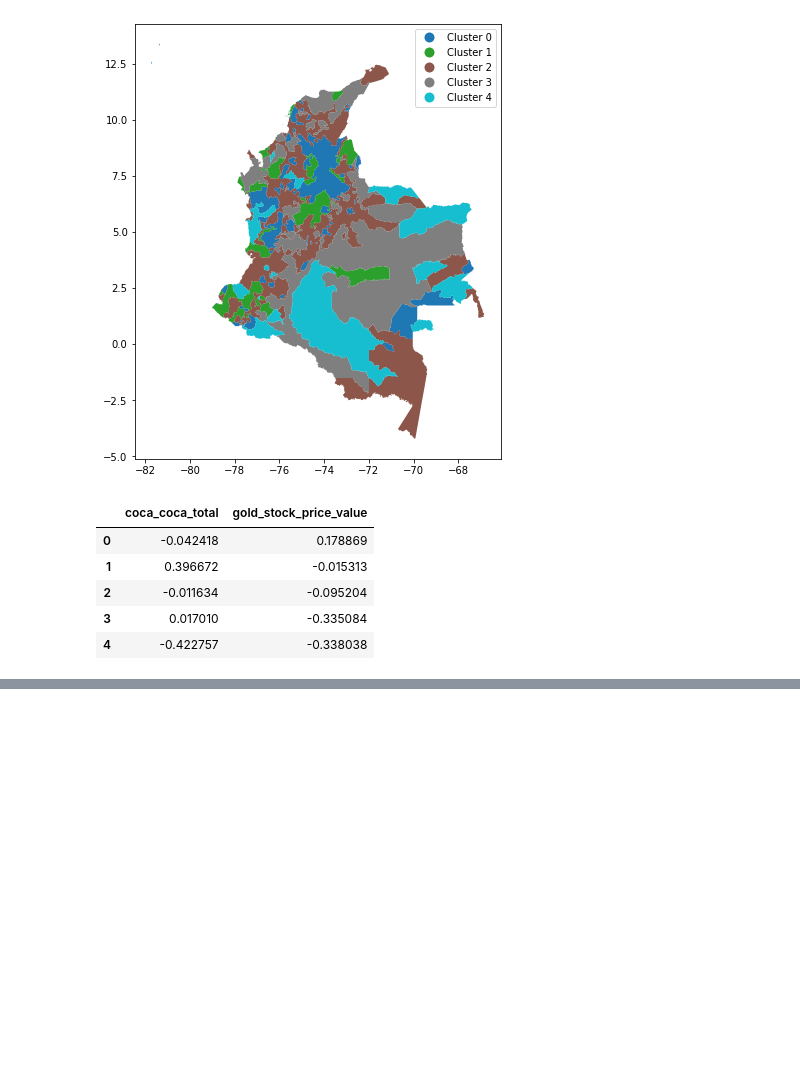
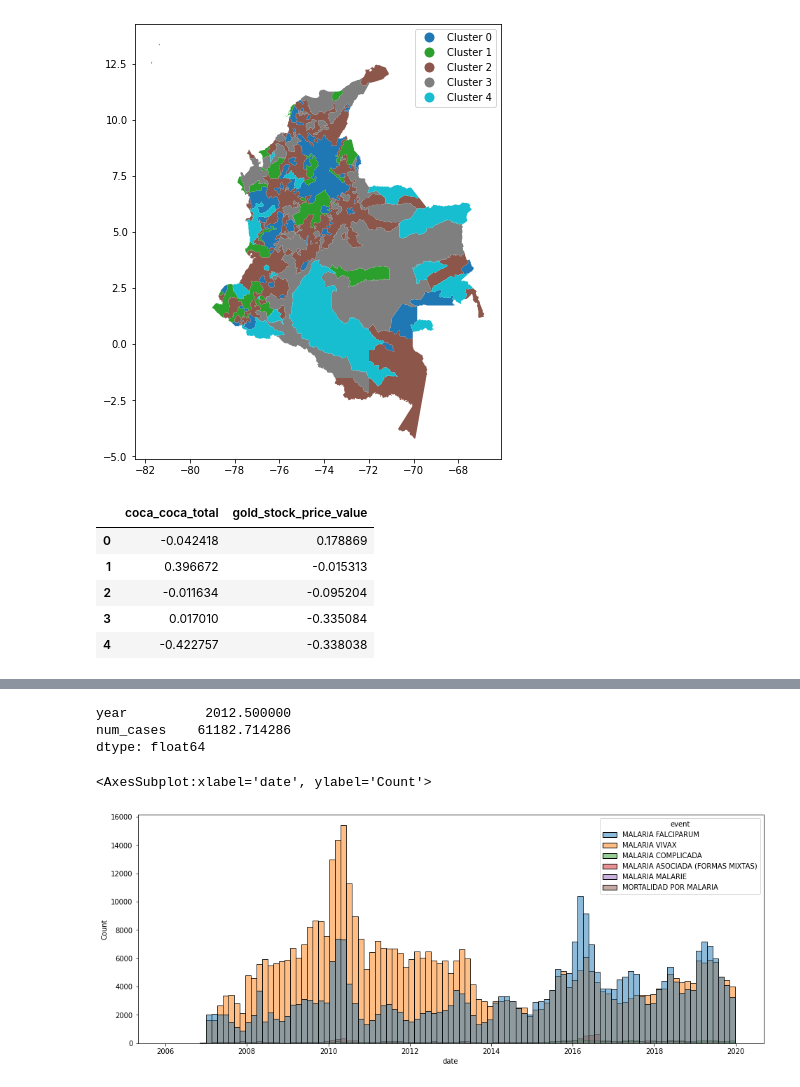
Before and after one commit to Data-Lama/pathogen_study_regions_generator, a Jupyter notebook: src/Notes Gonche.ipynb, the cells around one changed output, grey strips where cells are left out. Drawn from its saved outputs; the diff is of its cells as text; code cells hidden in the pictures; blank space fills up the shorter version.

```diff
--- a/src/Notes Gonche.ipynb
+++ b/src/Notes Gonche.ipynb
@@ -147,0 +173,3 @@ df
+# %%
+df = pd.read_csv("/home/minigonche/Dropbox/Projects/malaria_mining/data/cleaned/malaria_cases/V.1/anonymized_individual_data.csv", parse_dates=['date'])
+df
@@ -147,0 +190,4 @@ df
+# %%
+df['year'] = df.date.dt.year
+df_temp = df[['year','event','num_cases']].groupby(['year','event']).sum().reset_index()
+df_temp.groupby('event').mean()
@@ -147,0 +203,13 @@ df
+# %%
+df_temp = df[['year','num_cases']].groupby(['year']).sum().reset_index()
+df_temp.mean()
+# %% [output]
+year          2012.500000
+num_cases    61182.714286
+dtype: float64
+# %%
+plt.figure(figsize=(16, 6))
+sns.histplot(data = df, x = 'date', hue = 'event')
+# %% [output]
+<AxesSubplot:xlabel='date', ylabel='Count'>
+[figure, added]
```
Also changed, not shown: parts of 20 cells of this notebook, 38 other files.
